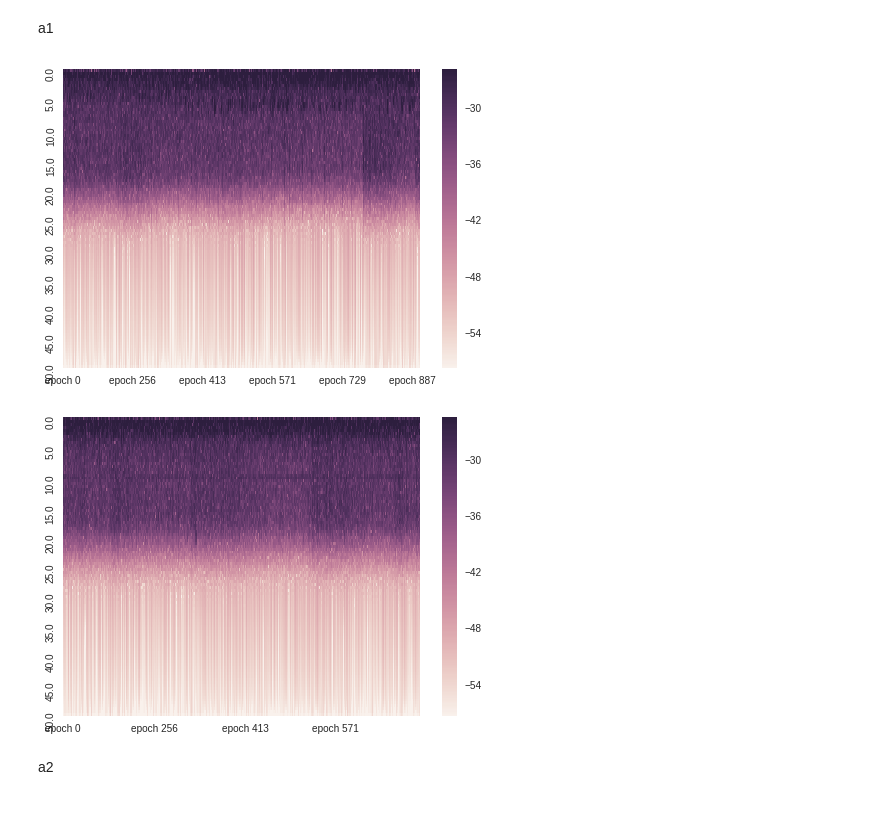
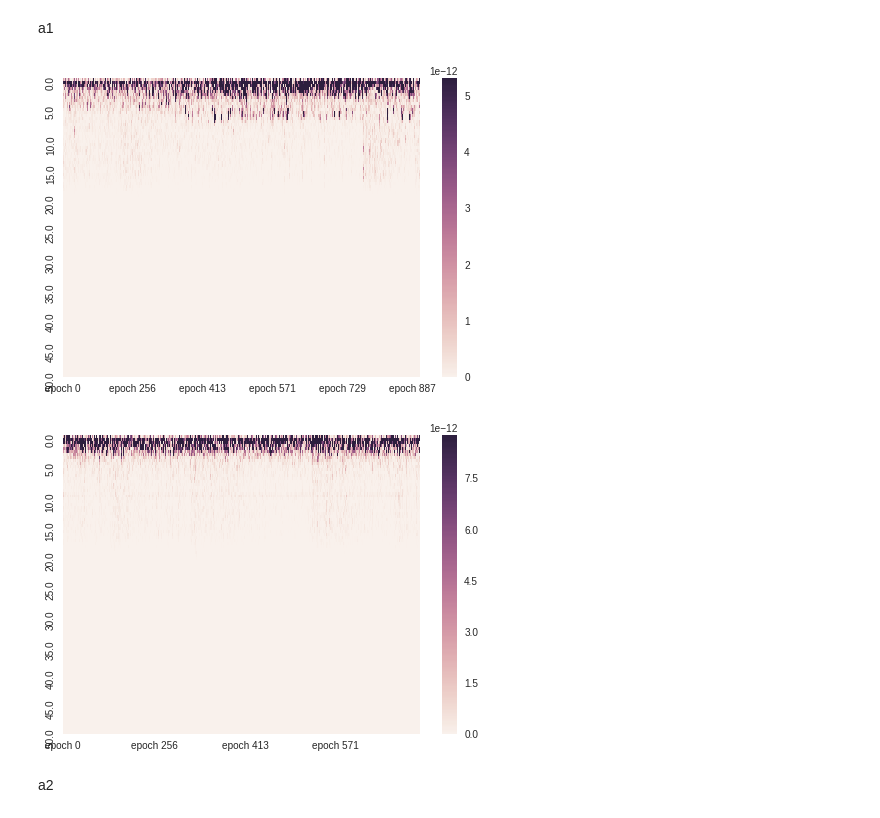
Before and after one commit to BrianBohe/DataScienceCourse, a Jupyter notebook: tp2/resolucion.ipynb, the cells around one changed output. Cells and saved outputs as stored; diff of their text form; code cells hidden in the pictures.

```diff
--- a/tp2/resolucion.ipynb
+++ b/tp2/resolucion.ipynb
@@ -6,29 +6,32 @@ import seaborn as sns
 import matplotlib.ticker as ticker
 # %%
 path = "/home/francisco/tps/datos/tp2/"
-load_path = path + "dataframe_reconstruido_{}.hdf"
+load_path = path + "{}.hdf"
 
-N = 2
-pacientes = []
-for paciente in range(1, 1 + N):
-    pacientes.append(pd.read_hdf(load_path.format(paciente)))
+N_P = 2
+N_S = 2
+pacientes_P = []
+pacientes_S = []
+for load_name, N, dest in [("P", N_P, pacientes_P), ("S", N_S, pacientes_S)]:
+    for paciente in [load_name + "{:02d}".format(i) for i in range(1, 1 + N)]:
+        dest.append(pd.read_hdf(load_path.format(paciente)))
 # %% [markdown]
 a1
 # %%
-dfs1 = [pacientes[i].loc[i+1,:,[8,44,80,131,185],:] for i in range(N)]
+dfs1 = [pacientes_P[i].loc[i+1,:,[8,44,80,131,185],:] for i in range(N)]
 # %%
 sensor_means = [df.groupby(['epoch', 'tiempo']).mean() for df in dfs1]
 # %%
 for sm in sensor_means:
     frecuencias = sm.groupby(['epoch']).apply(lambda x: scipy.signal.welch(x['valores'], fs=100, nperseg = 200))
-    data = {'epoch {}'.format(i): np.log(f) for i,f in enumerate(map(lambda x: x[1], frecuencias.values))}
+    data = {'epoch {}'.format(i): f for i,f in enumerate(map(lambda x: x[1], frecuencias.values))}
     index = frecuencias.values[0][0]
     f_df = pd.DataFrame(data=data, index=index)
 
     g = sns.heatmap(f_df, xticklabels=175, yticklabels=10, robust=True)
     sns.plt.show()
 # %% [output]
-[figure, old version]
+[figure, new version]
-[figure, old version]
+[figure, new version]
 # %% [markdown]
 a2
```
Also changed, not shown: parts of 6 cells of this notebook, 1 other file.
